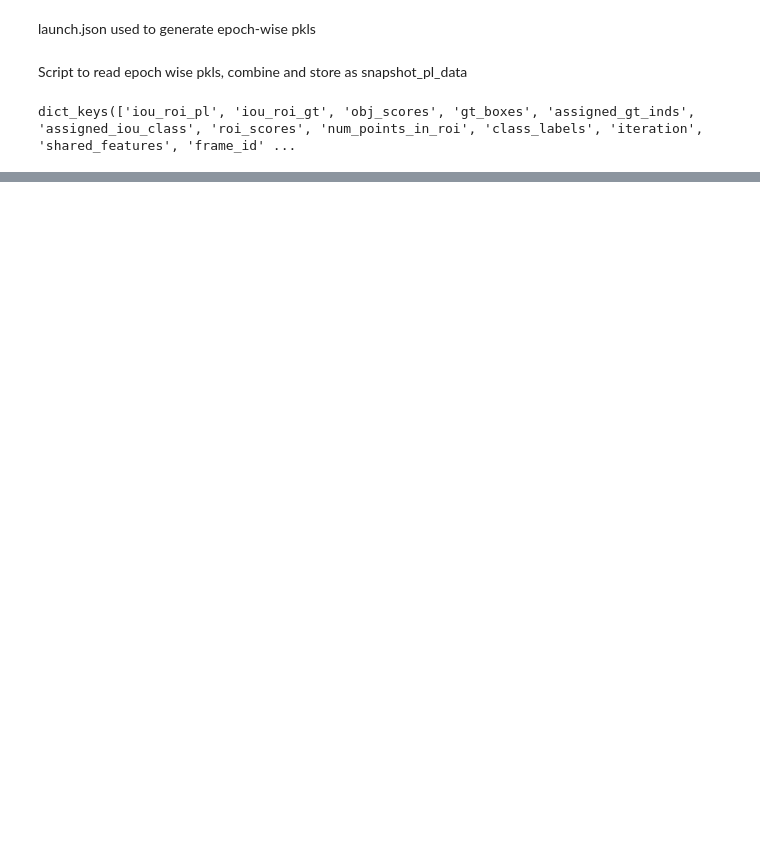
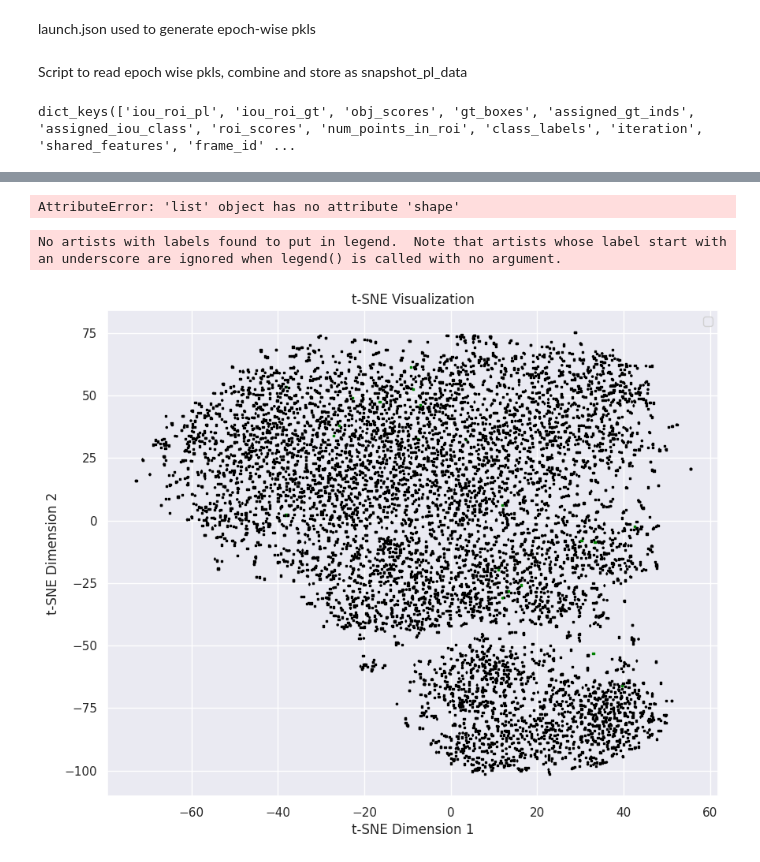
Before and after one commit to adv010/OpenPCDet, a Jupyter notebook: Tsne_PL_objectness.ipynb, the cells around one changed output, grey strips where cells are left out. Drawn from its saved outputs; the diff is of its cells as text; code cells hidden in the pictures; blank space fills up the shorter version.

```diff
--- a/Tsne_PL_objectness.ipynb
+++ b/Tsne_PL_objectness.ipynb
@@ -345,3 +274,75 @@ plt.show()
+# %%
+gt_boxes = np.array(snapshot_pl_data['gt_boxes'])
+pl_boxes = np.array(snapshot_pl_data['pl_boxes'])
+# %% [output]
+AttributeError: 'list' object has no attribute 'shape'
+# %%
+import numpy as np
+import seaborn as sns
+import matplotlib.pyplot as plt
+from sklearn.manifold import TSNE
+from sklearn.preprocessing import StandardScaler
+
+# Create a sample dataset
+x = sh_gt_array
+y = pl_labels.astype(int)
+conf_scores = iou_assigned_label
+marker_dict = {0:"s",1:"o",2:"d"}
+markers = [marker_dict[y[i]] for i in range(len(y))]
+comparison_result = [-1 if score == -1 else (1 if label == score else 0) for label, score in zip(y, conf_scores)]
+colors = ['black' if result == -1 else ('red' if result == 0 else 'green') for result in comparison_result]
+
+# gt_iou_thresh = np.array([0.7, 0.5, 0.5])
+# Normalize the features
+scaler = StandardScaler()
+x_normalized = scaler.fit_transform(x)
+
+# Perform t-SNE on normalized features
+tsne = TSNE(n_components=2, perplexity=30, learning_rate='auto', n_iter=1500, random_state=0)
+x_tsne = tsne.fit_transform(x_normalized)
+# tsne_colors = get_objectness_tp_fp(x_tsne, y, conf_scores, gt_iou_thresh)
+
+import numpy as np
+
+# Get the indices that would sort y in ascending order
+sorted_indices = np.argsort(y)
+sorted_y = y[sorted_indices]
+sorted_x_tsne = x_tsne[sorted_indices]
+sorted_colors = [colors[i] for i in sorted_indices]
+
+idx_0_last = np.where(sorted_y == 0)[0][-1]
+idx_1_first = np.where(sorted_y == 1)[0][0]
+idx_1_last = np.where(sorted_y == 1)[0][-1]+1
+
+sns.set(style='darkgrid')
+
+
+
+# Plot t-SNE with markers and colors
+plt.figure(figsize=(10, 8))
+plt.scatter(x_tsne[:idx_1_first, 0], x_tsne[:idx_1_first, 1], marker='s', color=sorted_colors[:idx_1_first],s=2.5)
+plt.scatter(x_tsne[idx_1_first:idx_1_last, 0], x_tsne[idx_1_first:idx_1_last, 1], marker='o', color=sorted_colors[idx_1_first:idx_1_last],s=2.5)
+plt.scatter(x_tsne[idx_1_last:, 0], x_tsne[idx_1_last:, 1], marker='d', color=sorted_colors[idx_1_last:],s=2.5)
+
+plt.title('t-SNE Visualization')
+plt.xlabel('t-SNE Dimension 1')
+plt.ylabel('t-SNE Dimension 2')
+plt.legend()
+plt.show()
+# class_names = ['Car', 'Pedestrian', 'Cyclist']
+# # Plot dummy points with markers
+# for marker, class_name in zip(markers, class_names):
+#     plt.scatter([], [], marker=marker, color='white', label=class_name,edgecolor = 'black')  # Set color to white
+# # Create legend
+# plt.legend(title='Class Markers', loc='lower right')  # Move legend to bottom right
+
+
+
+# # Show plot
+# plt.show()
+# %% [output]
+No artists with labels found to put in legend.  Note that artists whose label start with an underscore are ignored when legend() is called with no argument.
+[figure, added]
 # %%
 import numpy as np
 import seaborn as sns
```
Also changed, not shown: parts of 25 cells of this notebook, 4 other files.
